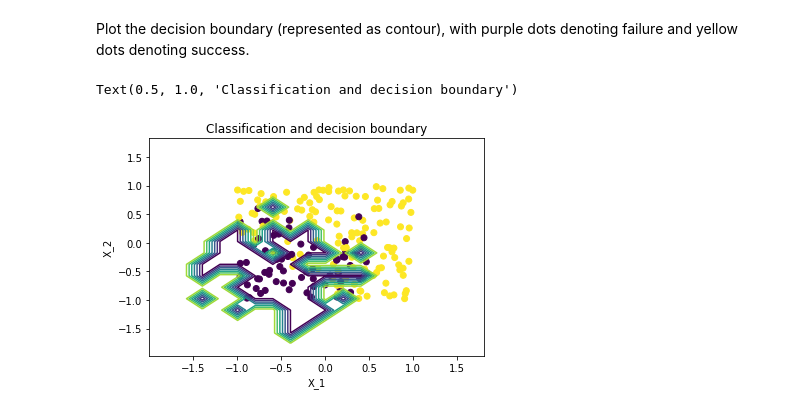
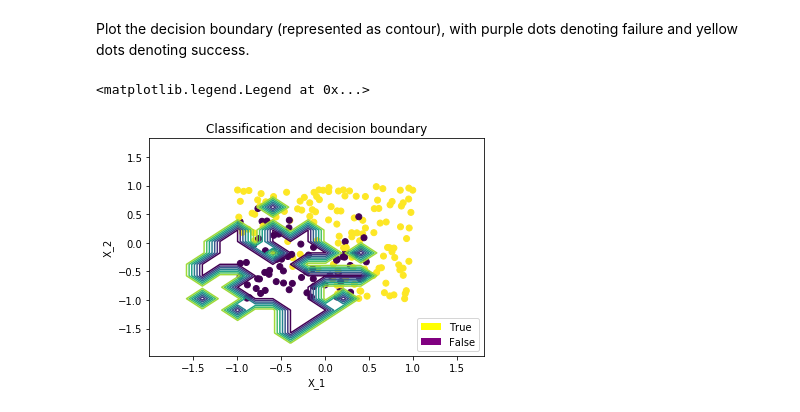
Before and after one commit to bhargavvader/hw01, a Jupyter notebook: selecting_model.ipynb, the cells around one changed output. Drawn from its saved outputs; the diff is of its cells as text; code cells hidden in the pictures.

```diff
--- a/selecting_model.ipynb
+++ b/selecting_model.ipynb
@@ -101,12 +101,21 @@ Z = classifier(xx.ravel(), yy.ravel())
 Z = Z.reshape(xx.shape)
 # %% [markdown]
 Plot the decision boundary (represented as contour), with purple dots denoting failure and yellow dots denoting success.
+# %%
+import matplotlib.patches as mpatches
+
+classes = ['True', 'False']
+class_colours = ['yellow','purple']
+recs = []
+for i in range(0,len(class_colours)):
+    recs.append(mpatches.Rectangle((0,0),1,1,fc=class_colours[i]))
 # %%
 plt.scatter(X_1, X_2, c=Y)
 plt.contour(xx, yy, Z)
 plt.xlabel("X_1")
 plt.ylabel("X_2")
 plt.title("Classification and decision boundary")
+plt.legend(recs,classes,loc=4)
 # %% [output]
-Text(0.5, 1.0, 'Classification and decision boundary')
+<matplotlib.legend.Legend at 0x...>
-[figure, old version]
+[figure, new version]
```
